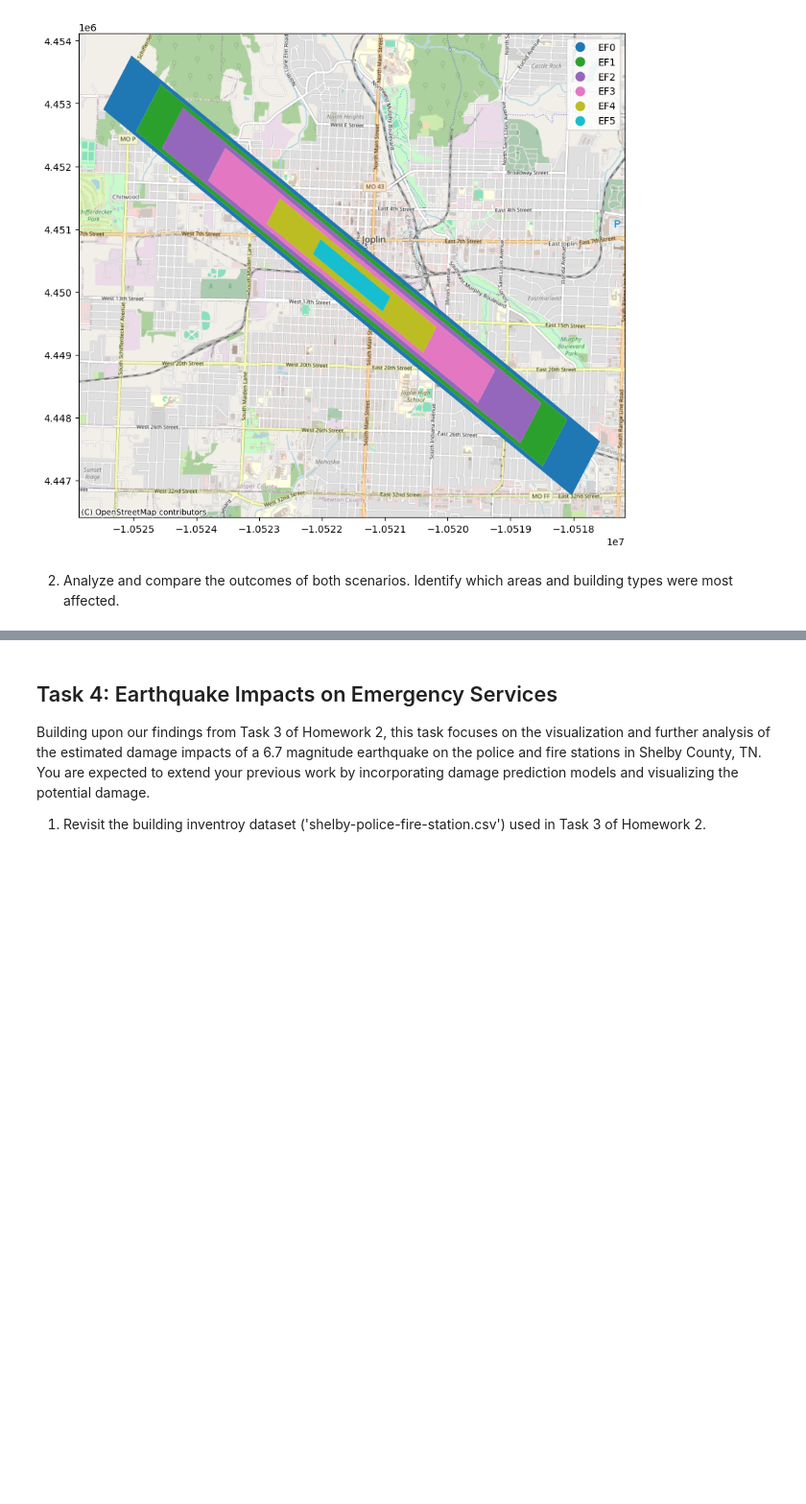
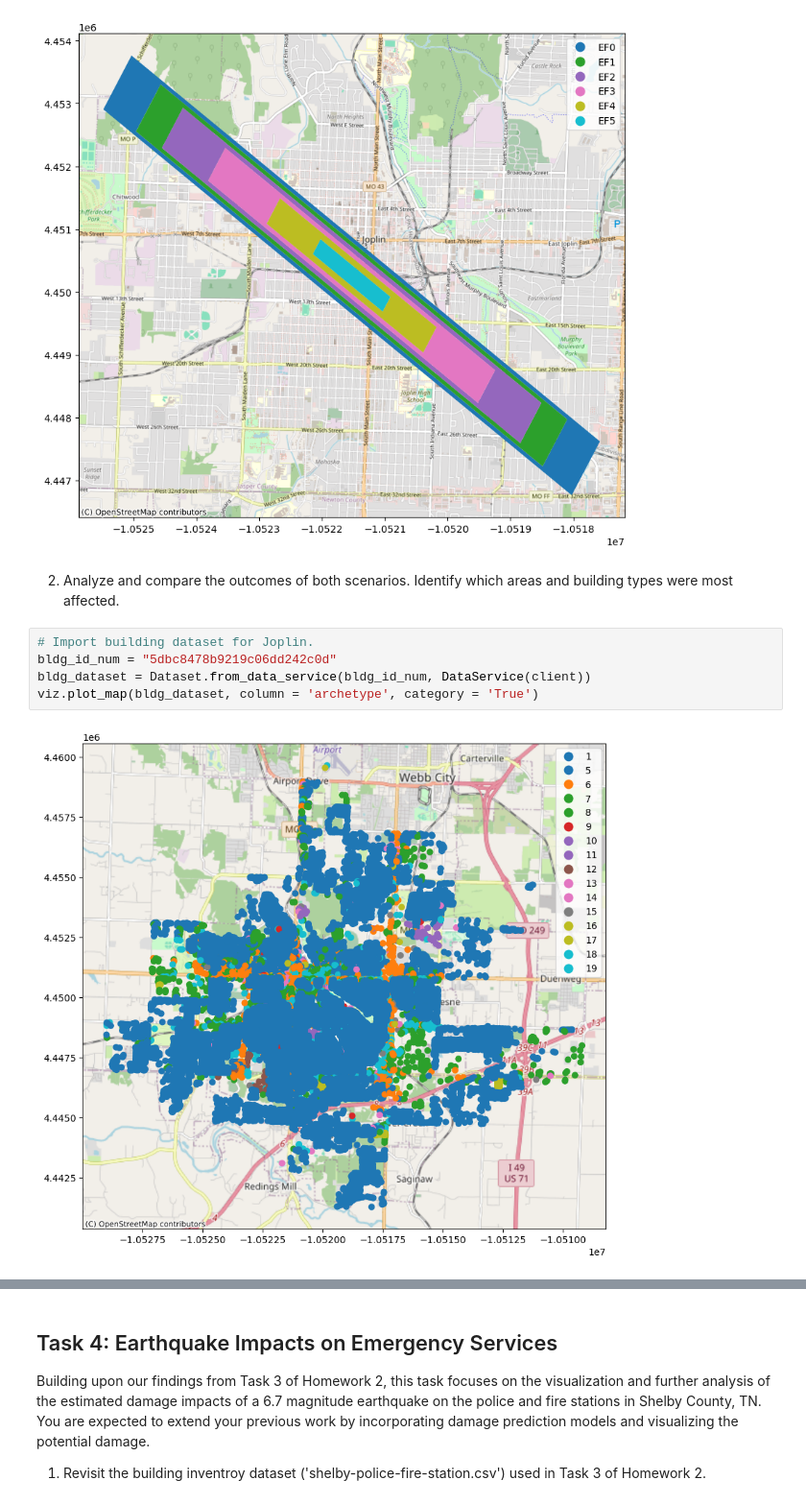
Before and after one commit to julia-ehlers/AREN-8940-infra-comm-resilience, a Jupyter notebook: homework-3/homework-3.ipynb, the cells around one changed output, grey strips where cells are left out. Shown at 96% size. Drawn from its saved outputs; the diff is of its cells as text; blank space fills up the shorter version.

```diff
--- a/homework-3/homework-3.ipynb
+++ b/homework-3/homework-3.ipynb
@@ -100,3 +108,10 @@ viz.plot_tornado(ef5_ID, client, basemap = True)
 [figure]
 # %% [markdown]
 2. Analyze and compare the outcomes of both scenarios. Identify which areas and building types were most affected.
+# %%
+# Import building dataset for Joplin.
+bldg_id_num = "5dbc8478b9219c06dd242c0d"
+bldg_dataset = Dataset.from_data_service(bldg_id_num, DataService(client))
+viz.plot_map(bldg_dataset, column = 'archetype', category = 'True')
+# %% [output]
+[figure, added]
```
Also changed, not shown: parts of 9 cells of this notebook.
